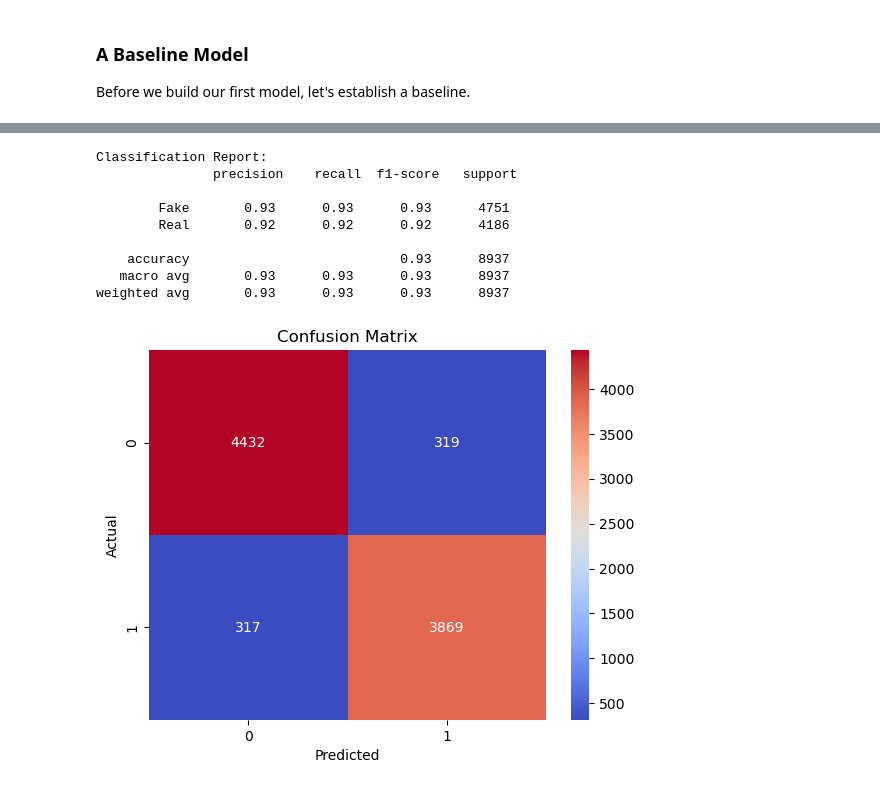
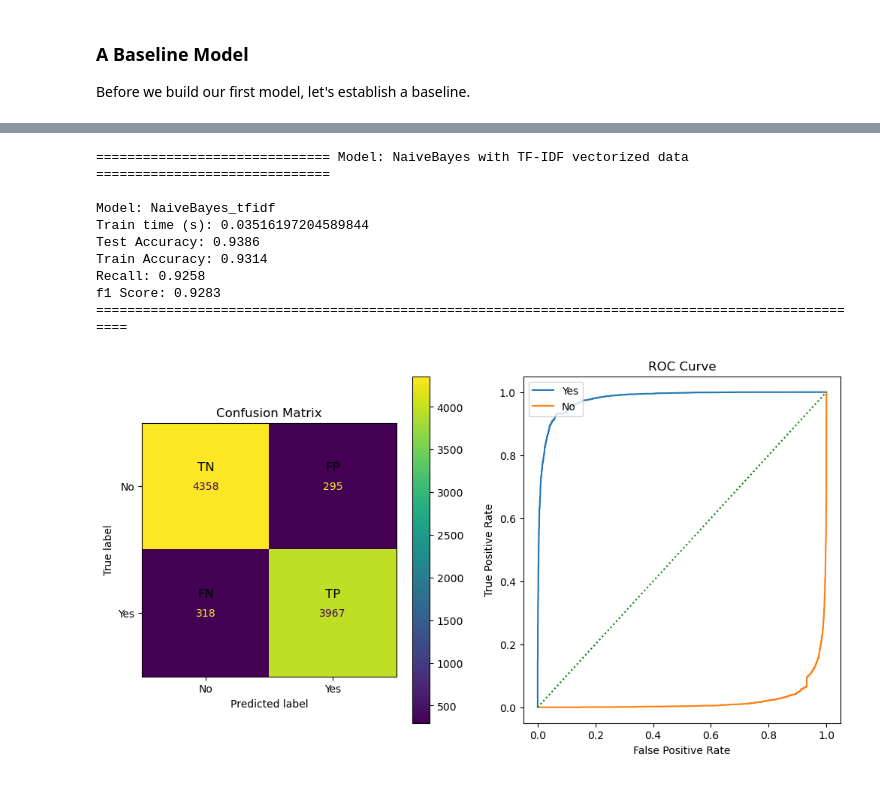
Before and after one commit to nachiketpatil/credibility-checker, a Jupyter notebook: credibility-checker.ipynb, the cells around one changed output, grey strips where cells are left out. Drawn from its saved outputs; the diff is of its cells as text; code cells hidden in the pictures.

```diff
--- a/credibility-checker.ipynb
+++ b/credibility-checker.ipynb
@@ -368,0 +458,18 @@ tfidf = TfidfVectorizer(stop_words='english', max_features=20000)
+# %%
+# record and print model scores
+def print_record_scores(model, train_time, train_accuracy, test_accuracy, recall_score, f1_score):
+  # Record the scores of baseline model
+  fit_times.append(train_time)
+  train_accuracies.append(train_accuracy)
+  test_accuracies.append(test_accuracy)
+  recalls.append(recall_score)
+  f1_scores.append(f1_score)
+
+  # Print the scores
+  # print('='*30 + " Model: {} ".format(model) + '='*30 + '\n')
+  print("Model: {}".format(model))
+  print("Train time (s): {}".format(train_time))
+  print("Test Accuracy: {:.4f}".format(train_accuracy))
+  print("Train Accuracy: {:.4f}".format(test_accuracy))
+  print("Recall: {:.4f}".format(recall_score))
+  print("f1 Score: {:.4f}".format(f1_score))
@@ -369,3 +507,21 @@ tfidf = TfidfVectorizer(stop_words='english', max_features=20000)
+# %%
+# Function to train the model, record the scores and print graphs
+def train_record_print(model_name, pipe, X_train, X_test):
+    start_time = time.time()
+    pipe.fit(X_train, y_train)
+    train_pred = pipe.predict(X_train)
+    test_pred = pipe.predict(X_test)
+    end_time = time.time()
+    time_taken = (end_time - start_time) # seconds
+
+    # accuracy scores
+    train_acc = accuracy_score(y_train, train_pred)
+    test_acc = accuracy_score(y_test, test_pred)
+    model_recall_score = recall_score(y_test, test_pred)
+    model_f1_score = f1_score(y_test, test_pred, average='binary')
+
+    print_record_scores(model_name, time_taken, train_acc, test_acc, model_recall_score, model_f1_score)
+    conf_matrix_roc_plot(model_name, pipe, X_test, y_test)
 # %% [markdown]
 ### A Baseline Model
 
@@ -400,22 +529,19 @@ Accuracy: 0.9288351795904666
-# %%
-print("\nClassification Report:\n", classification_report(y_test, y_pred, target_names=["Fake", "Real"]))
-# %% [output]
-Classification Report:
-               precision    recall  f1-score   support
-
-        Fake       0.93      0.93      0.93      4751
-        Real       0.92      0.92      0.92      4186
-
-    accuracy                           0.93      8937
-   macro avg       0.93      0.93      0.93      8937
-weighted avg       0.93      0.93      0.93      8937
-# %%
-# Confustion Matrix
-sns.heatmap(confusion_matrix(y_test, y_pred), annot=True, fmt='d', cmap='coolwarm')
-plt.title('Confusion Matrix')
-plt.xlabel('Predicted')
-plt.ylabel('Actual')
-plt.savefig("images/naive_bayes_confusion_matrix.png")
-plt.show()
-# %% [output]
-[figure, removed]
+# %%
+######### Naive Bayes Model with TF-IDF vectorized #########
+nb_pipe = Pipeline ([
+    ("nb", MultinomialNB())
+])
+
+print("\n" + '='*30 + " Model: NaiveBayes with TF-IDF vectorized data " + '='*30 + '\n')
+train_record_print("NaiveBayes_tfidf", nb_pipe, X_train_tfidf, X_test_tfidf)
+# %% [output]
+============================== Model: NaiveBayes with TF-IDF vectorized data ==============================
+
+Model: NaiveBayes_tfidf
+Train time (s): 0.03516197204589844
+Test Accuracy: 0.9386
+Train Accuracy: 0.9314
+Recall: 0.9258
+f1 Score: 0.9283
+====================================================================================================
+[figure, added]
```
Also changed, not shown: parts of 53 cells of this notebook.
